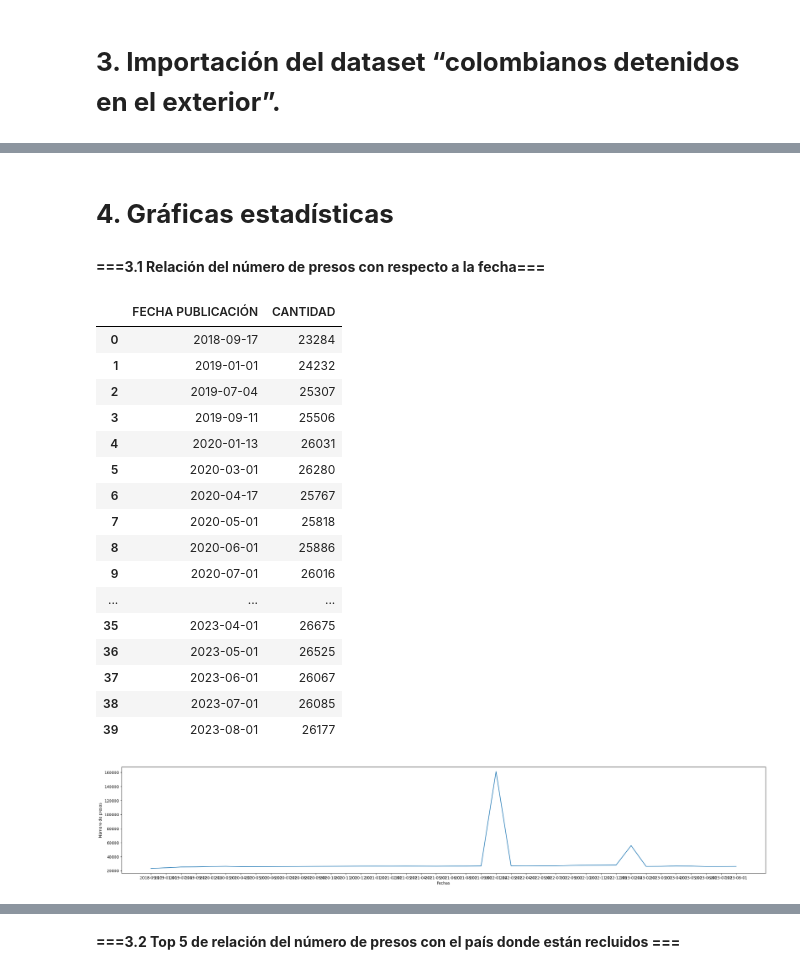
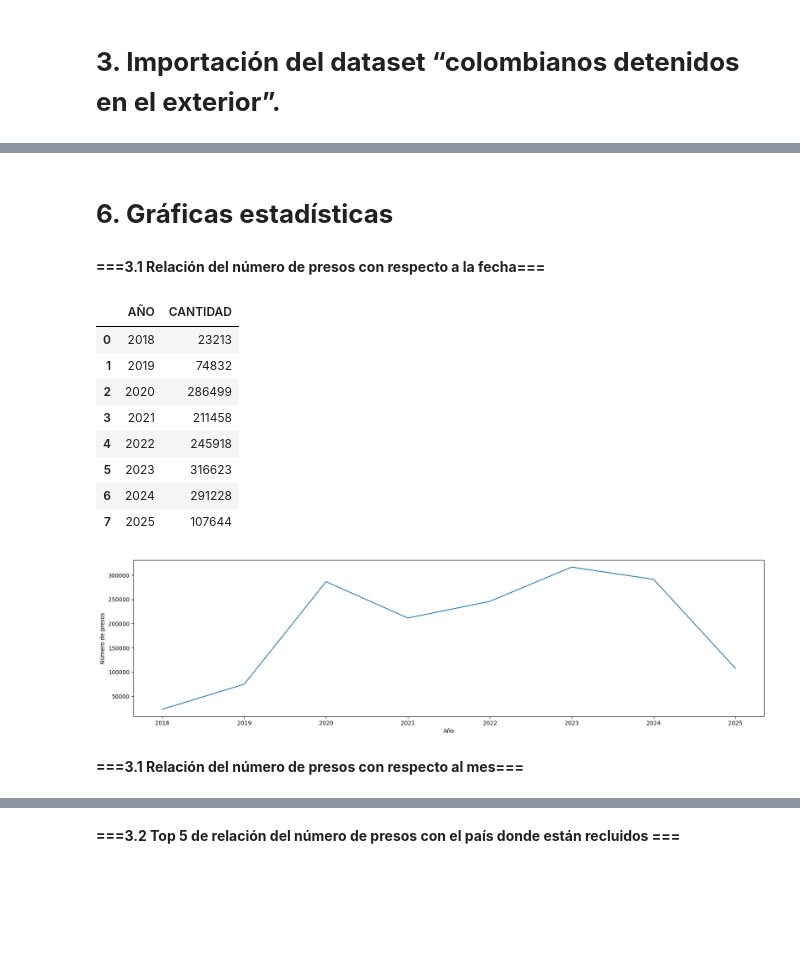
Before and after one commit to Slrosales/Colombianos-detenidos-en-el-exterior, a Jupyter notebook: Colombianos_detenidos_en_el_exterior.ipynb, the cells around one changed output, grey strips where cells are left out. Saved outputs shown, nothing was run; the diff lists cells and outputs as text; code cells hidden in the pictures; blank space fills up the shorter version.

```diff
--- a/Colombianos_detenidos_en_el_exterior.ipynb
+++ b/Colombianos_detenidos_en_el_exterior.ipynb
@@ -58,0 +622,6 @@ df_colombianos_presos.head(5)
+# %%
+# Crear un diccionario de mapeo de correcciones
+correcciones = {'DESCONOCIDO': 'OTRO'}
+
+# Aplicar las correcciones a la columna 'GÉNERO'
+df_colombianos_presos['GÉNERO'] = df_colombianos_presos['GÉNERO'].replace(correcciones)
@@ -58,0 +649,6 @@ df_colombianos_presos.head(5)
+# %%
+# Crear un diccionario de mapeo de correcciones
+correcciones = {'ESPA�A': 'ESPAÑA', 'CURA�AO': 'CURAÇAO'}
+
+# Aplicar las correcciones a la columna 'Nombre'
+df_colombianos_presos['PAIS PRISIÓN'] = df_colombianos_presos['PAIS PRISIÓN'].replace(correcciones)
@@ -58,0 +675,11 @@ df_colombianos_presos.head(5)
+# %%
+# Se convierte 'FECHA PUBLICACIÓN' a tipo fecha
+df_colombianos_presos['FECHA PUBLICACIÓN'] = pd.to_datetime(df['FECHA PUBLICACIÓN'])
+
+# Extraer el mes y crear la nueva columna 'MES'
+df_colombianos_presos['MES'] = df_colombianos_presos['FECHA PUBLICACIÓN'].dt.month
+
+# Extraer el año y crear la nueva columna 'AÑO'
+df_colombianos_presos['AÑO'] = df_colombianos_presos['FECHA PUBLICACIÓN'].dt.year
+
+df_colombianos_presos
@@ -59,10 +730,10 @@ df_colombianos_presos.head(5)
 # %% [markdown]
-# **4. Gráficas estadísticas**
+# **6. Gráficas estadísticas**
 # %% [markdown]
 **===3.1 Relación del número de presos con respecto a la fecha===**
 # %%
-select = ['FECHA PUBLICACIÓN', 'CANTIDAD']    #Selección de columnas a trabajar
-groups = ['FECHA PUBLICACIÓN']    #Selección de columnas que agrupará la información
+select = ['AÑO', 'CANTIDAD']    #Selección de columnas a trabajar
+groups = ['AÑO']    #Selección de columnas que agrupará la información
 
 comportamiento_delitos = df_colombianos_presos[select].groupby(by = groups).sum()    #Creación de nuevo dataframe y le aplicamos la función sum
 
@@ -70,29 +741,23 @@ comportamiento_delitos.reset_index(inplace = True)    #Creación de índices num
 
 comportamiento_delitos    #Se imprime el dataframe para visualizar los datos
 # %% [output]
-|  | FECHA PUBLICACIÓN | CANTIDAD |
-| 0 | 2018-09-17 | 23284 |
-| 1 | 2019-01-01 | 24232 |
-| 2 | 2019-07-04 | 25307 |
-| 3 | 2019-09-11 | 25506 |
-| 4 | 2020-01-13 | 26031 |
-| 5 | 2020-03-01 | 26280 |
-| 6 | 2020-04-17 | 25767 |
-| 7 | 2020-05-01 | 25818 |
-| 8 | 2020-06-01 | 25886 |
-| 9 | 2020-07-01 | 26016 |
-| ... | ... | ... |
-| 35 | 2023-04-01 | 26675 |
-| 36 | 2023-05-01 | 26525 |
-| 37 | 2023-06-01 | 26067 |
-| 38 | 2023-07-01 | 26085 |
-| 39 | 2023-08-01 | 26177 |
+|  | AÑO | CANTIDAD |
+| 0 | 2018 | 23213 |
+| 1 | 2019 | 74832 |
+| 2 | 2020 | 286499 |
+| 3 | 2021 | 211458 |
+| 4 | 2022 | 245918 |
+| 5 | 2023 | 316623 |
+| 6 | 2024 | 291228 |
+| 7 | 2025 | 107644 |
 # %%
-plt.figure(figsize=(30,5))
-sns.lineplot(data = comportamiento_delitos, x = "FECHA PUBLICACIÓN", y = "CANTIDAD");
+plt.figure(figsize=(20,5))
+sns.lineplot(data = comportamiento_delitos, x = "AÑO", y = "CANTIDAD");
 plt.ylabel('Número de presos');
-plt.xlabel('Fechas');
+plt.xlabel('Año');
 
 #Creación de gráfico para visualizar el comportamiento
 # %% [output]
-[figure, old version]
+[figure, new version]
+# %% [markdown]
+**===3.1 Relación del número de presos con respecto al mes===**
```
Also changed, not shown: parts of 105 cells of this notebook.
